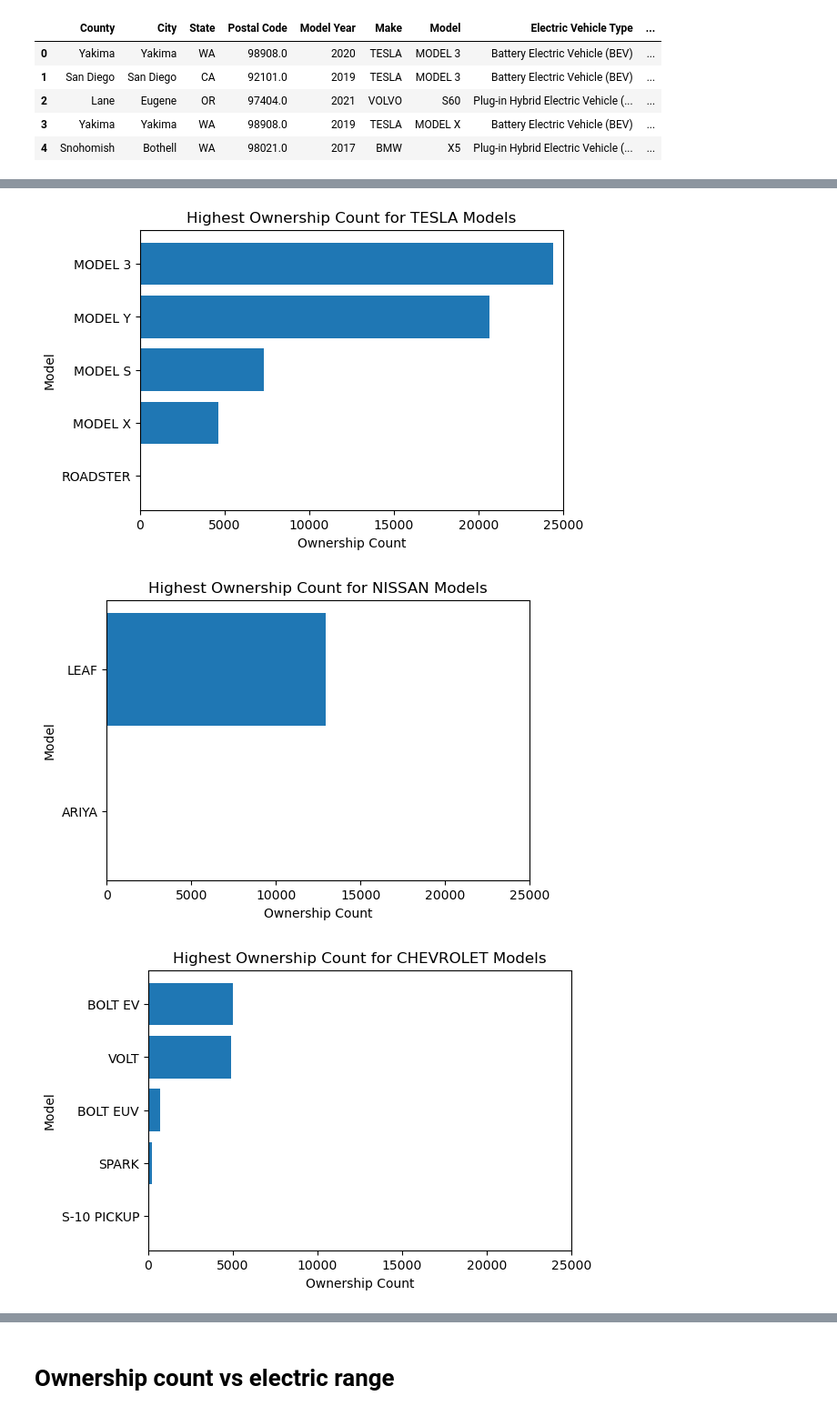
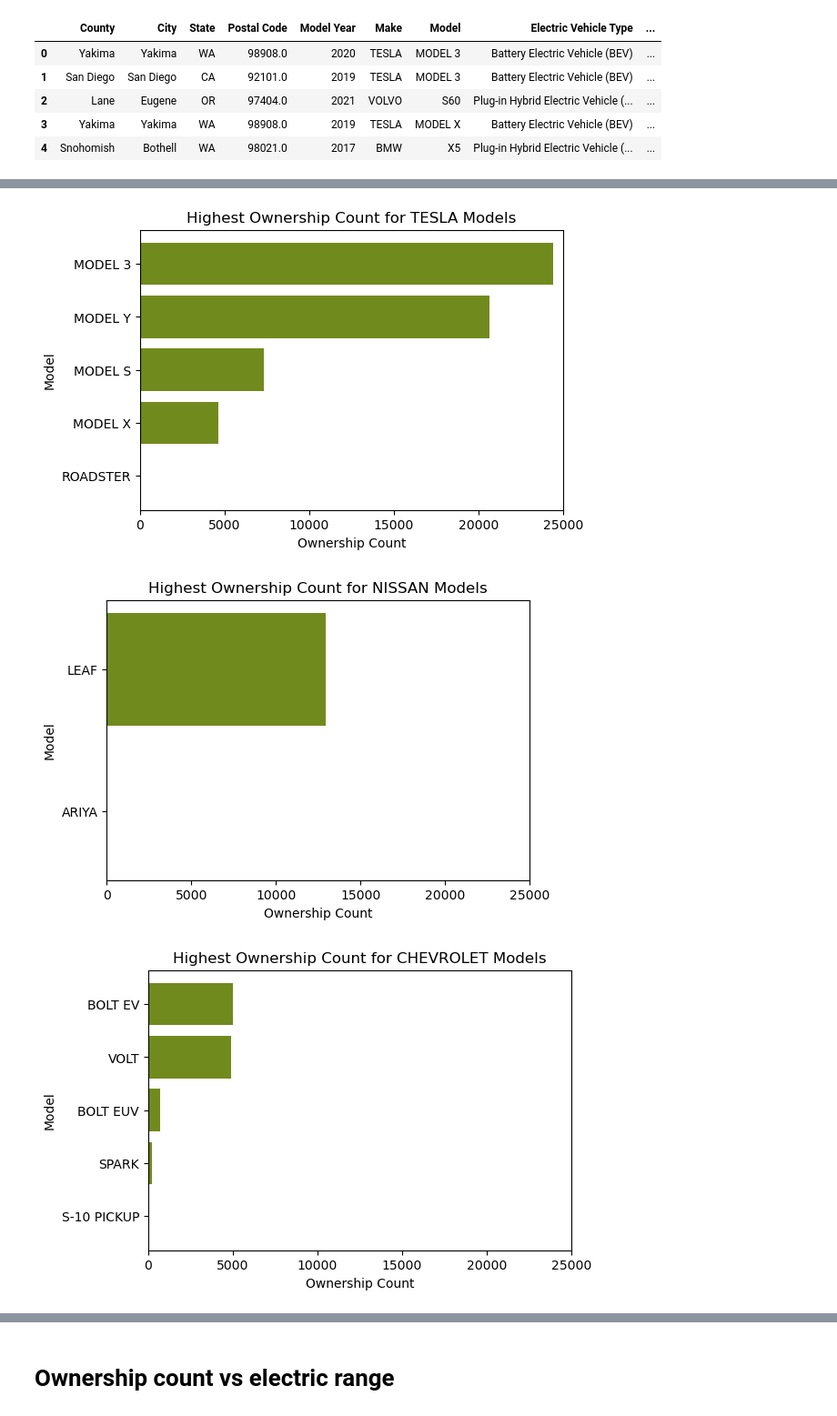
Before and after one commit to eedmondson3/Data_Detectives, a Jupyter notebook: Logan_Barnes/LB_ev_brands.ipynb, the cells around one changed output, grey strips where cells are left out. Shown at 91% size. Cells and saved outputs as stored; diff of their text form; code cells hidden in the pictures.

Commit message:
LB final commit with colors May 16

```diff
--- a/Logan_Barnes/LB_ev_brands.ipynb
+++ b/Logan_Barnes/LB_ev_brands.ipynb
@@ -21,7 +21,7 @@ make_model_count = cleaned_ev_df.groupby(['Make', 'Model']).size().reset_index(n
 make_model_count['make_model'] = make_model_count.apply(lambda row: f"{row['Make']} {row['Model']}", axis=1)
 top_make_model = make_model_count.sort_values(by='count', ascending=False).head(20)
 
-ax = top_make_model.plot(kind='barh', x='make_model', y='count')
+ax = top_make_model.plot(kind='barh', x='make_model', y='count', color = "#fd7964")
 ax.set_title('Top 20 Electric Vehicles by Make and Model')
 ax.set_xlabel('Number of Vehicles')
 ax.set_ylabel('Make and Model')
@@ -32,32 +32,32 @@ plt.show()
 # %%
 # Get a list of all unique makes in the DataFrame
 makes = cleaned_ev_df['Make'].unique()
 
 # Get the top 10 makes by ownership count
 make_counts = cleaned_ev_df['Make'].value_counts().nlargest(5)
 top_makes = make_counts.index.tolist()
 
 # Loop through each make and create a graph
 for make in top_makes:
     make_data = cleaned_ev_df[cleaned_ev_df['Make'] == make].groupby('Model')['Postal Code'].count().reset_index(name='Ownership Count')
     make_data = make_data.nlargest(10, 'Ownership Count')
 
     # Create the horizontal bar chart
     fig, ax = plt.subplots(figsize=(6, 4))
-    ax.barh(y=make_data['Model'], width=make_data['Ownership Count'])
+    ax.barh(y=make_data['Model'], width=make_data['Ownership Count'], color="#718a1d")
 
     # Set the x-axis limits
     ax.set_xlim([0, 25000])
 
     # Set the chart title and axis labels
     ax.set_title(f'Highest Ownership Count for {make} Models')
     ax.set_xlabel('Ownership Count')
     ax.set_ylabel('Model')
 
     # Show the graph
     plt.gca().invert_yaxis()
     plt.show()
 # %% [output]
-[figure, old version]
+[figure, new version]
-[figure, old version]
+[figure, new version]
-[figure, old version]
+[figure, new version]
```
Also changed, not shown: parts of 2 cells of this notebook, 1 other file.
